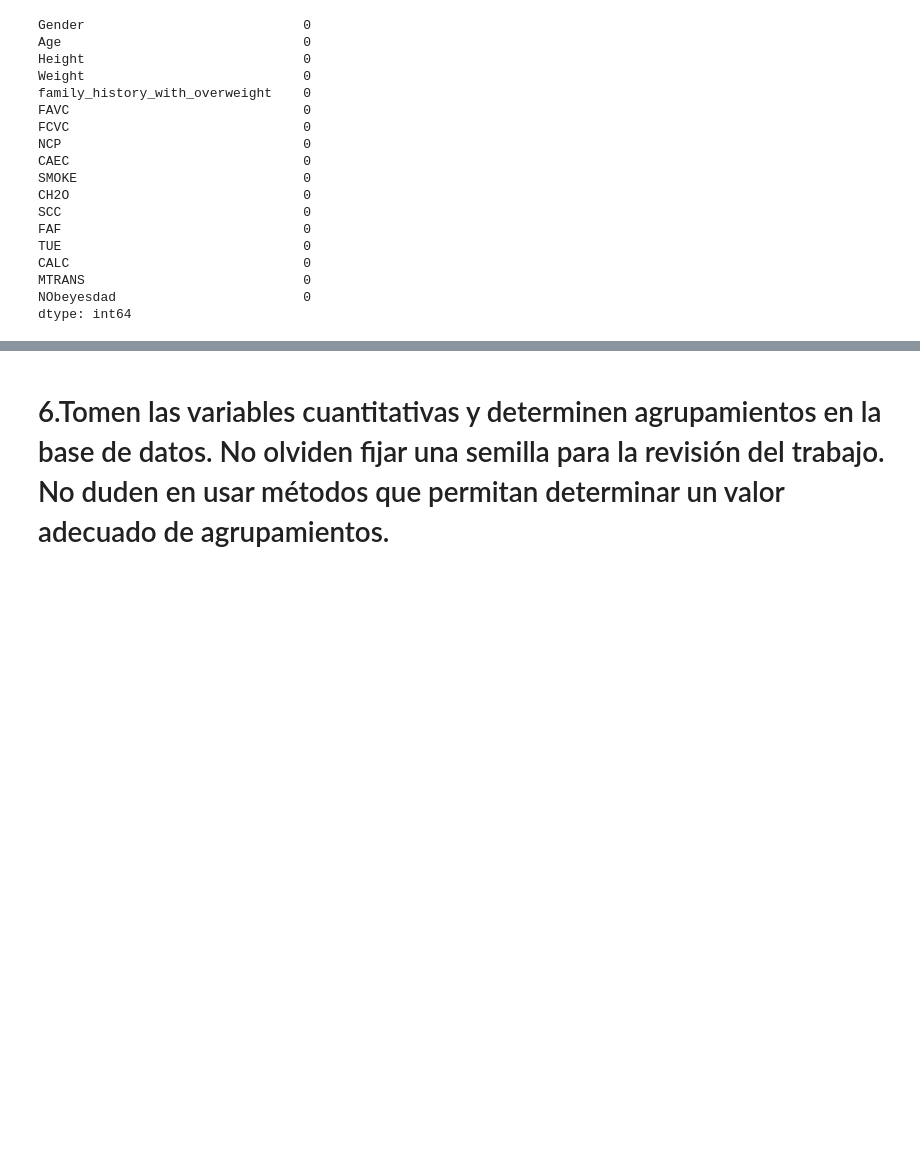
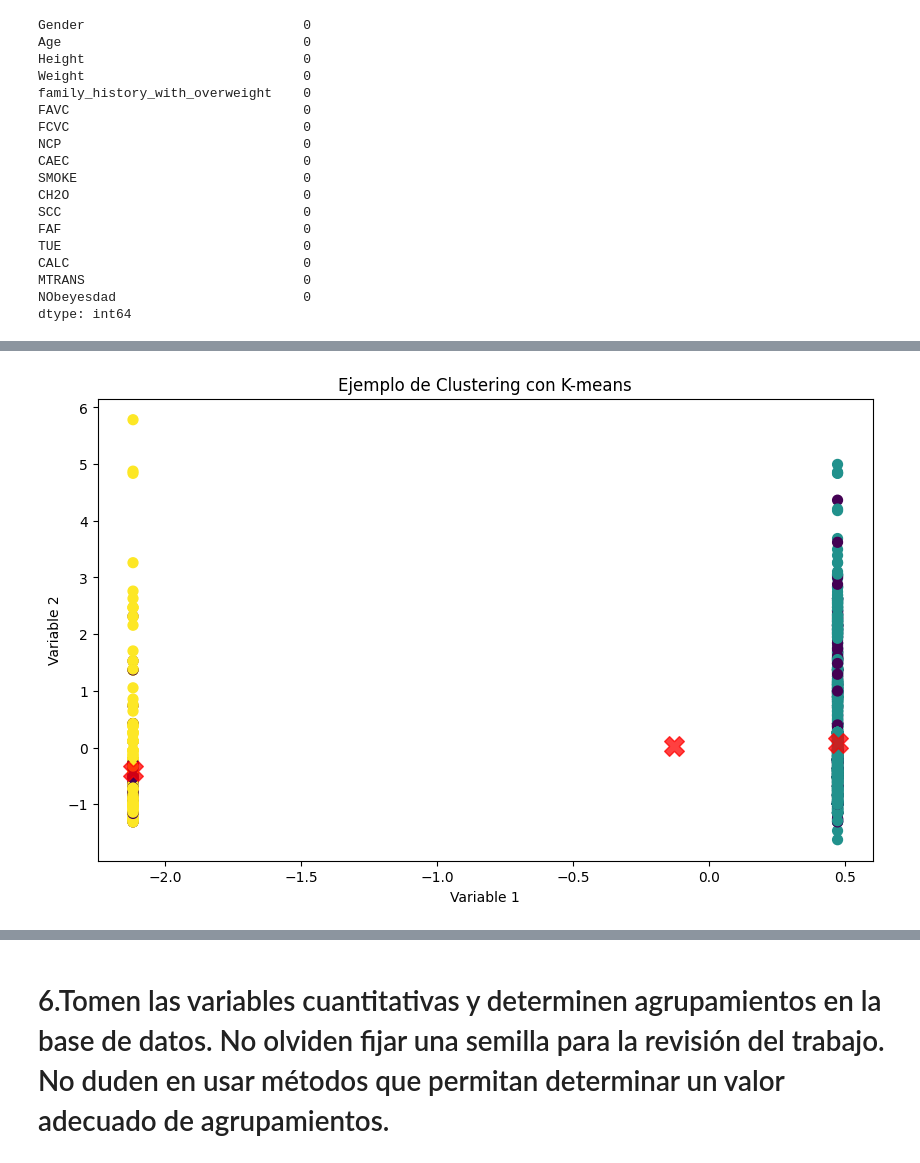
Before and after one commit to ccjaviers777/actividad_3_ml, a Jupyter notebook: Cuadernos/evaluacion_datos_sobre_obesidad.ipynb, the cells around one changed output, grey strips where cells are left out. Saved outputs shown, nothing was run; the diff lists cells and outputs as text; code cells hidden in the pictures; blank space fills up the shorter version.

```diff
--- a/Cuadernos/evaluacion_datos_sobre_obesidad.ipynb
+++ b/Cuadernos/evaluacion_datos_sobre_obesidad.ipynb
@@ -222,0 +261,19 @@ Hipótesis 5: La edad (Age) y el uso de dispositivos electrónicos (TUE) podría
+# %%
+# Aplicación de K-means
+kmeans = KMeans(n_clusters=3, random_state=42)
+kmeans.fit(variables_cuantitativas_h1_scaled)
+y_kmeans = kmeans.predict(variables_cuantitativas_h1_scaled)
+
+# Centros de los clusters
+centers = kmeans.cluster_centers_
+
+# Visualización de los clusters
+plt.figure(figsize=(10, 6))
+plt.scatter(variables_cuantitativas_h1_scaled[:, 0], variables_cuantitativas_h1_scaled[:, 1], c=y_kmeans, s=50, cmap='viridis')
+plt.scatter(centers[:, 0], centers[:, 1], c='red', s=200, alpha=0.75, marker='X')
+plt.title('Ejemplo de Clustering con K-means')
+plt.xlabel('Variable 1')
+plt.ylabel('Variable 2')
+plt.show()
+# %% [output]
+[figure, added]
```
Also changed, not shown: parts of 8 cells of this notebook.
